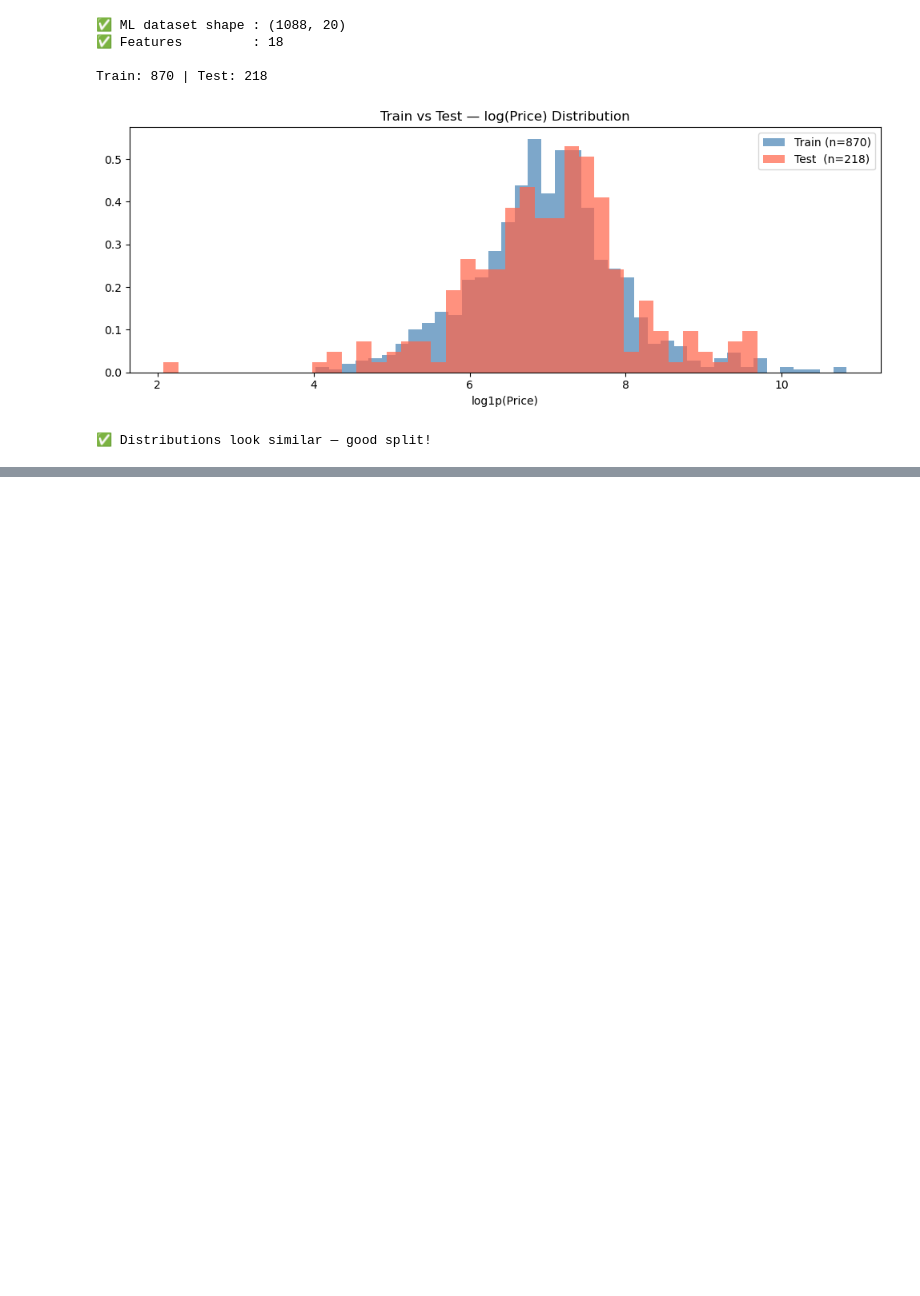
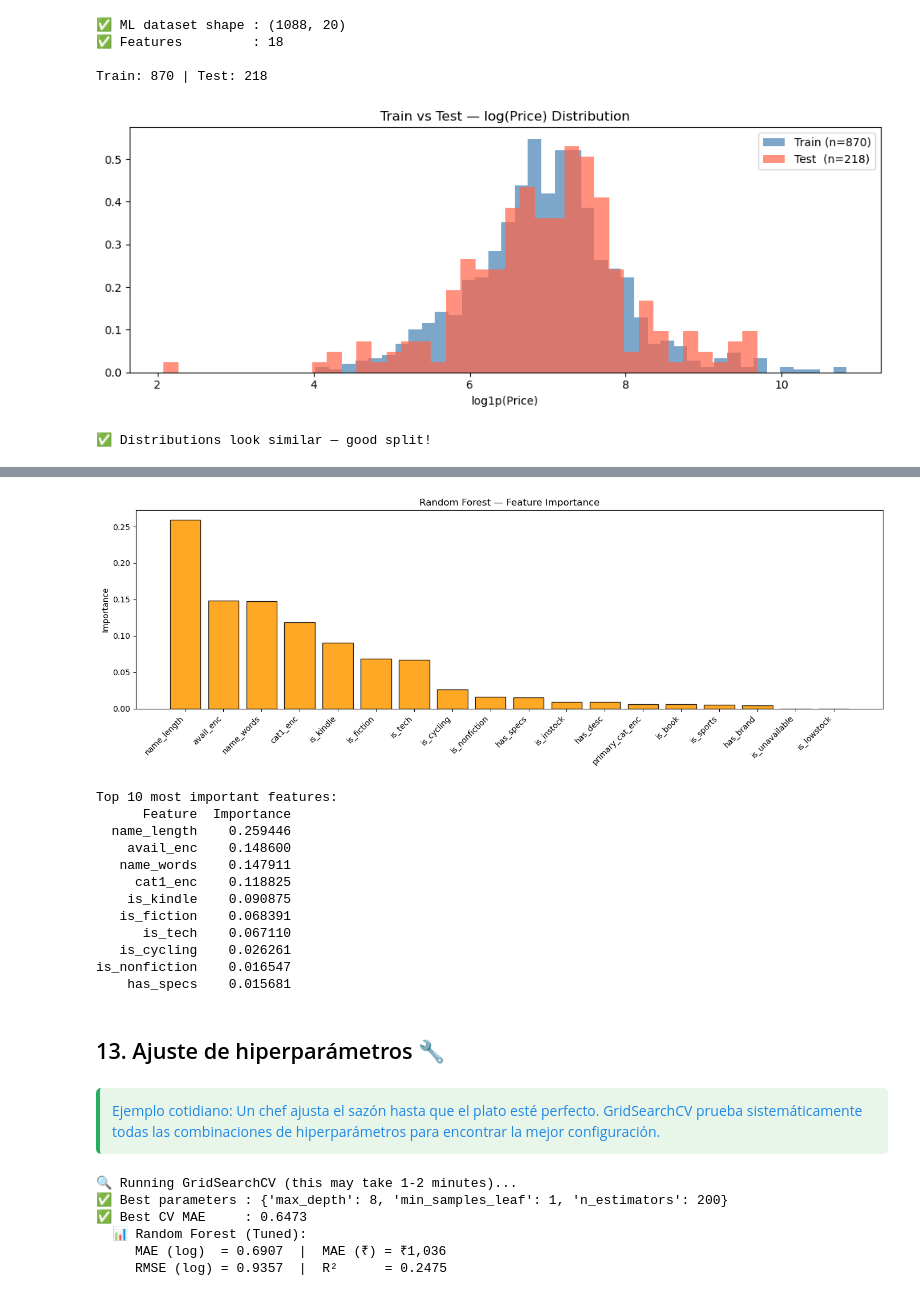
Before and after one commit to KarlaIvon15/9AIEVND-ADND-Practicas-230094-2, a Jupyter notebook: Practica04/Practica04_230094.ipynb, the cells around one changed output, grey strips where cells are left out. Cells and saved outputs as stored; diff of their text form; code cells hidden in the pictures; blank space fills up the shorter version.

```diff
--- a/Practica04/Practica04_230094.ipynb
+++ b/Practica04/Practica04_230094.ipynb
@@ -903,0 +1112,74 @@ Train: 870 | Test: 218
+# %%
+# Feature importance — Random Forest
+feat_imp = pd.DataFrame({
+    'Feature': FEATURE_COLS,
+    'Importance': rf.feature_importances_
+}).sort_values('Importance', ascending=False)
+
+plt.figure(figsize=(14, 5))
+plt.bar(feat_imp['Feature'], feat_imp['Importance'],
+        color='#FF9900', edgecolor='black', alpha=0.85)
+plt.title('Random Forest — Feature Importance')
+plt.ylabel('Importance'); plt.xticks(rotation=45, ha='right')
+plt.tight_layout(); plt.show()
+
+print('Top 10 most important features:')
+print(feat_imp.head(10).to_string(index=False))
+# %% [output]
+[figure, added]
+Top 10 most important features:
+      Feature  Importance
+  name_length    0.259446
+    avail_enc    0.148600
+   name_words    0.147911
+     cat1_enc    0.118825
+    is_kindle    0.090875
+   is_fiction    0.068391
+      is_tech    0.067110
+   is_cycling    0.026261
+is_nonfiction    0.016547
+    has_specs    0.015681
+# %% [markdown]
+## 13. Ajuste de hiperparámetros 🔧
+# %% [markdown]
+<div style="background:#e8f5e9; padding:12px; border-left:4px solid #27ae60; border-radius:5px;">
+    <span style="color:#1e88e5;">
+        <b></b> Ejemplo cotidiano: Un chef ajusta el sazón hasta que el plato esté perfecto. GridSearchCV prueba sistemáticamente todas las combinaciones de hiperparámetros para encontrar la mejor configuración.
+    </span>
+</div>
+# %%
+# ============================================================
+# SECTION 12 — GridSearchCV on Random Forest
+# ============================================================
+param_grid = {
+    'n_estimators' : [100, 200, 300],
+    'max_depth'    : [5, 8, 10, None],
+    'min_samples_leaf': [1, 3, 5],
+}
+
+print('🔍 Running GridSearchCV (this may take 1-2 minutes)...')
+grid_search = GridSearchCV(
+    RandomForestRegressor(random_state=42, n_jobs=-1),
+    param_grid,
+    cv=5,
+    scoring='neg_mean_absolute_error',
+    n_jobs=-1,
+    verbose=0
+)
+grid_search.fit(X_train, y_train)
+
+print(f'✅ Best parameters : {grid_search.best_params_}')
+print(f'✅ Best CV MAE     : {-grid_search.best_score_:.4f}')
+
+# Evaluate tuned model
+best_rf = grid_search.best_estimator_
+best_pred = best_rf.predict(X_test)
+tuned_result = eval_model('Random Forest (Tuned)', y_test, best_pred)
+results['Random Forest (Tuned)'] = tuned_result
+# %% [output]
+🔍 Running GridSearchCV (this may take 1-2 minutes)...
+✅ Best parameters : {'max_depth': 8, 'min_samples_leaf': 1, 'n_estimators': 200}
+✅ Best CV MAE     : 0.6473
+  📊 Random Forest (Tuned):
+     MAE (log)  = 0.6907  |  MAE (₹) = ₹1,036
+     RMSE (log) = 0.9357  |  R²      = 0.2475
```
Also changed, not shown: parts of 18 cells of this notebook.
